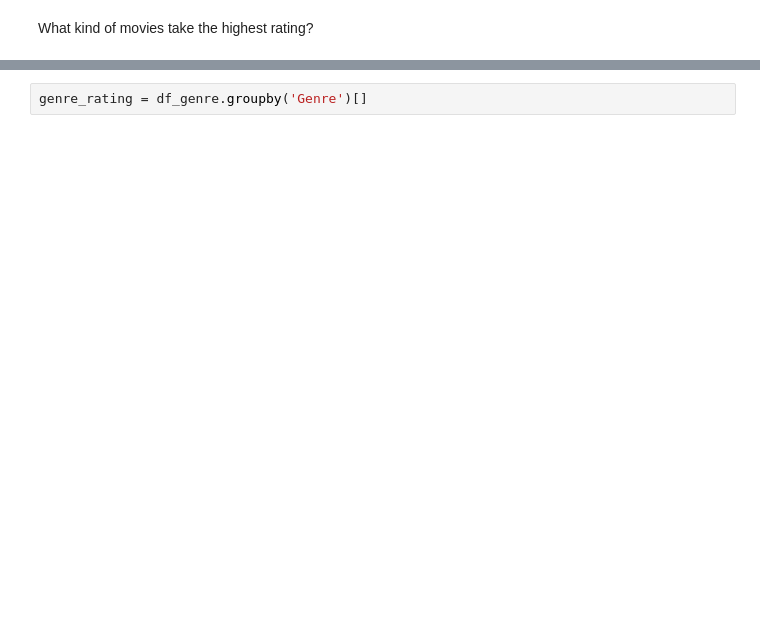
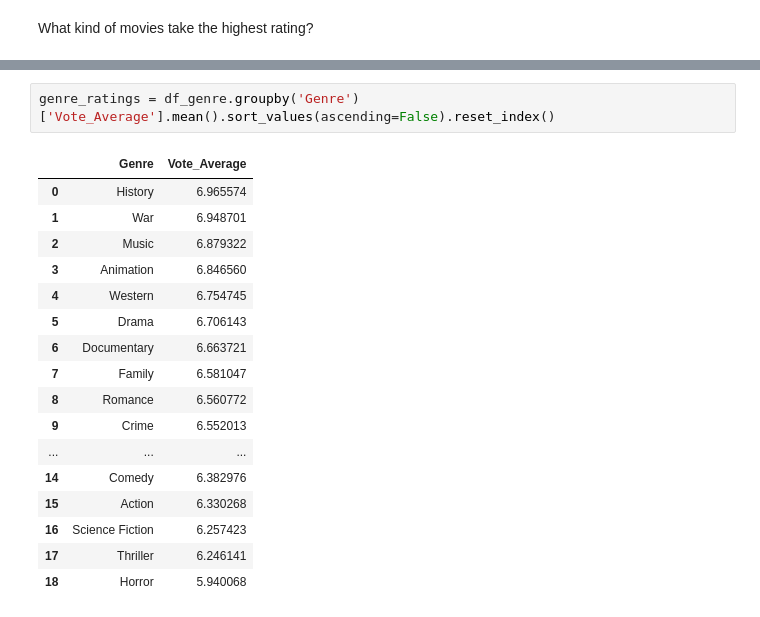
Before and after one commit to samamohamedd/IEEE-Tasks, a Jupyter notebook: task2-Visualizations/code.ipynb, the cells around one changed output, grey strips where cells are left out. Cells and saved outputs as stored; diff of their text form; blank space fills up the shorter version.

```diff
--- a/task2-Visualizations/code.ipynb
+++ b/task2-Visualizations/code.ipynb
@@ -120,5 +122,23 @@ df_genre.head()
 | 0 | 2021-12-15 | Spider-Man: No Way Home | Peter Parker is unmasked and no l... | 5083.954 | 8940 | 8.3 | en | Science Fiction | ... |
 | 1 | 2022-03-01 | The Batman | In his second year of fighting cr... | 3827.658 | 1151 | 8.1 | en | Crime | ... |
 | 1 | 2022-03-01 | The Batman | In his second year of fighting cr... | 3827.658 | 1151 | 8.1 | en | Mystery | ... |
-# %%
-genre_rating = df_genre.groupby('Genre')[]
+# %%
+genre_ratings = df_genre.groupby('Genre')['Vote_Average'].mean().sort_values(ascending=False).reset_index()
+# %% [output]
+|  | Genre | Vote_Average |
+| 0 | History | 6.965574 |
+| 1 | War | 6.948701 |
+| 2 | Music | 6.879322 |
+| 3 | Animation | 6.846560 |
+| 4 | Western | 6.754745 |
+| 5 | Drama | 6.706143 |
+| 6 | Documentary | 6.663721 |
+| 7 | Family | 6.581047 |
+| 8 | Romance | 6.560772 |
+| 9 | Crime | 6.552013 |
+| ... | ... | ... |
+| 14 | Comedy | 6.382976 |
+| 15 | Action | 6.330268 |
+| 16 | Science Fiction | 6.257423 |
+| 17 | Thriller | 6.246141 |
+| 18 | Horror | 5.940068 |
```
Also changed, not shown: parts of 6 cells of this notebook.
